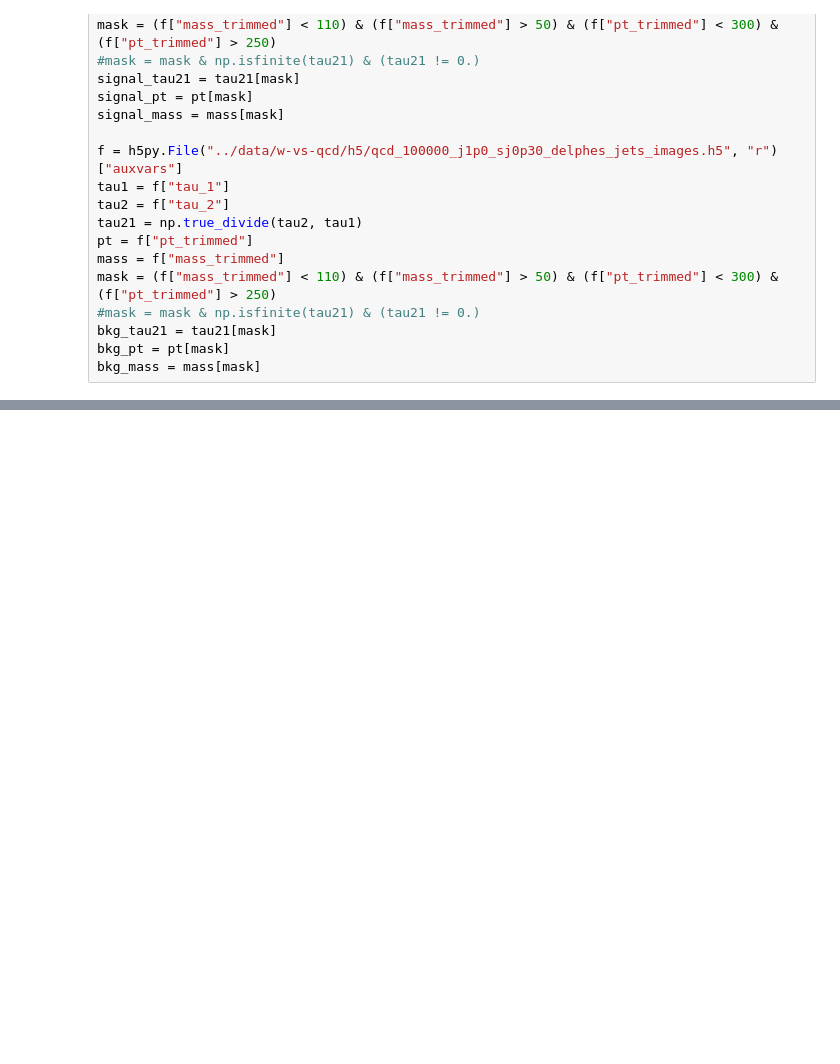
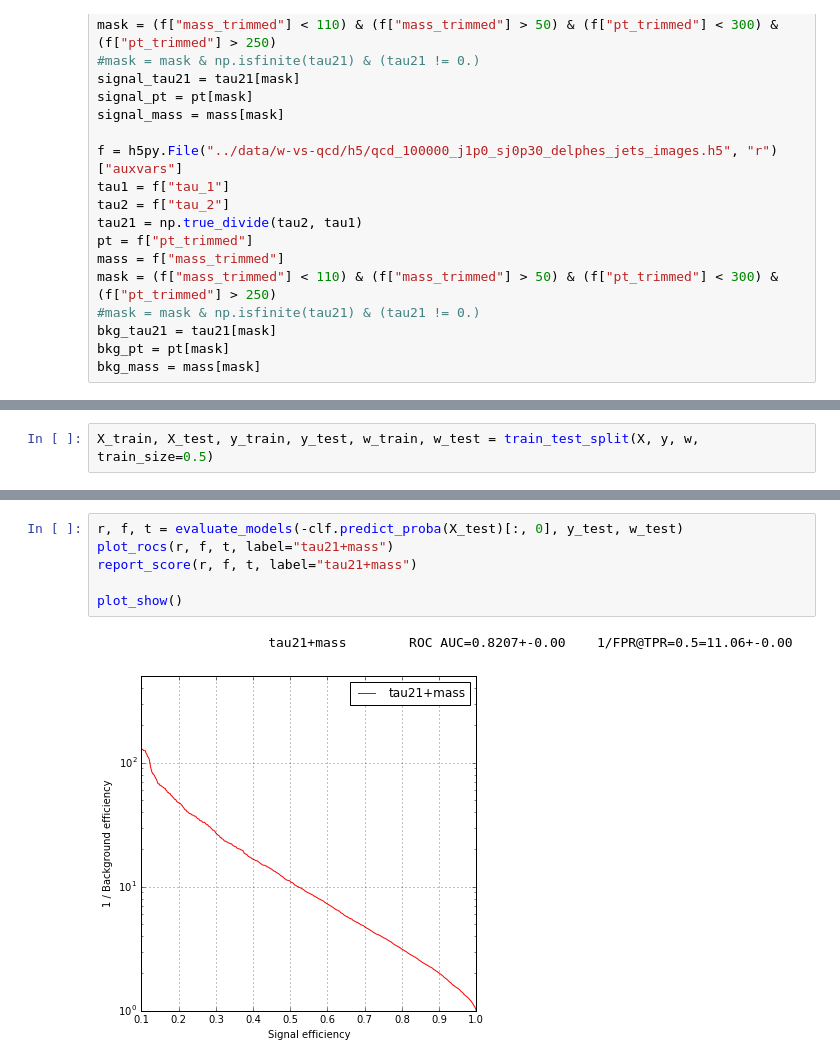
Before and after one commit to glouppe/recnn, a Jupyter notebook: notebooks/jet-study-2.ipynb, the cells around one changed output, grey strips where cells are left out. Drawn from its saved outputs; the diff is of its cells as text; blank space fills up the shorter version.

```diff
--- a/notebooks/jet-study-2.ipynb
+++ b/notebooks/jet-study-2.ipynb
@@ -1018,6 +1020,8 @@ indices = np.searchsorted(edges, pts[y == 1]) - 1
 inv_w = 1. / pdf[indices]
 inv_w /= inv_w.sum()
 w[y==1] = inv_w
+# %%
+X_train, X_test, y_train, y_test, w_train, w_test = train_test_split(X, y, w, train_size=0.5)
 # %%
 def evaluate_models(X, y, w):
     rocs = []
@@ -1045,0 +1064,9 @@ plot_show()
+# %%
+r, f, t = evaluate_models(-clf.predict_proba(X_test)[:, 0], y_test, w_test)
+plot_rocs(r, f, t, label="tau21+mass")
+report_score(r, f, t, label="tau21+mass")
+
+plot_show()
+# %% [output]
+                      tau21+mass        ROC AUC=0.8207+-0.00    1/FPR@TPR=0.5=11.06+-0.00
+[figure, added]
```
Also changed, not shown: parts of 5 cells of this notebook.
